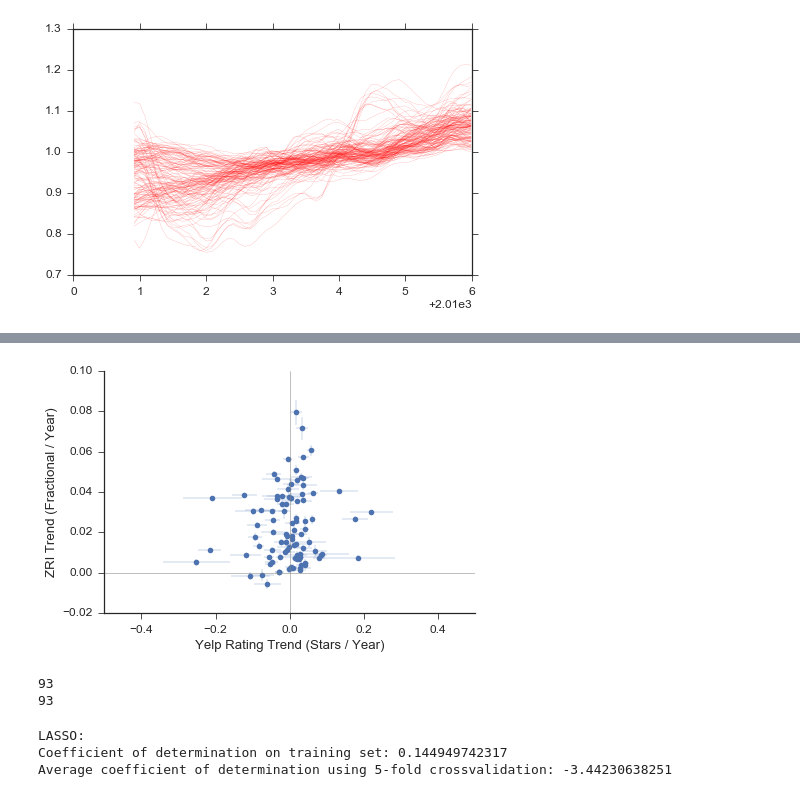
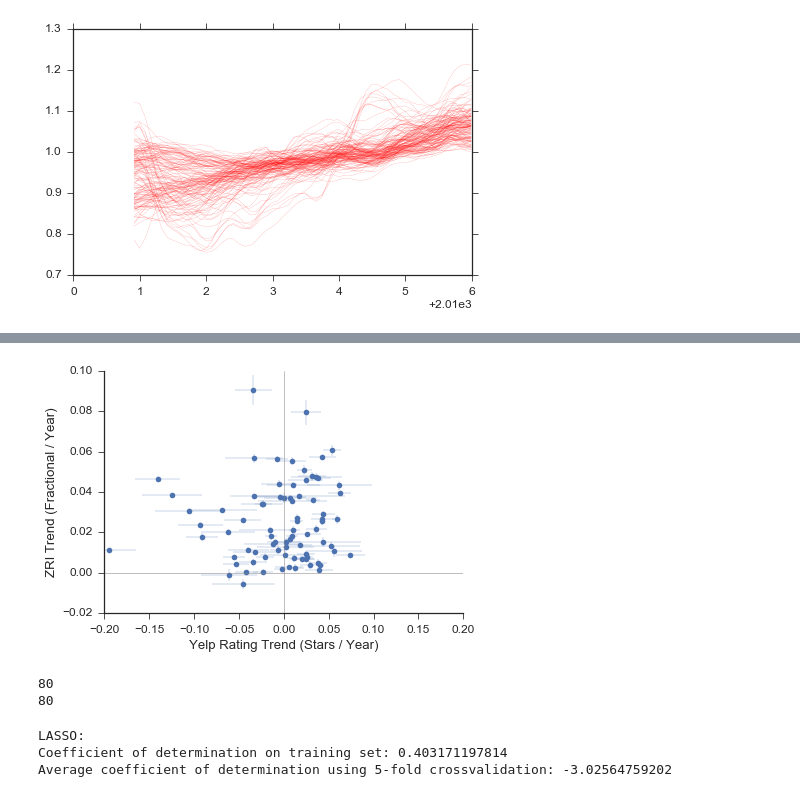
Before and after one commit to zihaoxu/jac_project, a Jupyter notebook: yelp_zillow.ipynb, the cells around one changed output, grey strips where cells are left out. Cells and saved outputs as stored; diff of their text form; code cells hidden in the pictures.

Commit message:
get some plots ready for meeting

```diff
--- a/yelp_zillow.ipynb
+++ b/yelp_zillow.ipynb
@@ -193,7 +193,7 @@ def OneDimensionalROC(clf, X_train, y_train, X_test):
 file_dir = '~/jac_project/yz_data/' #replace this with the path to your data files
 
 f = {'R': 'R_review_stat.csv', 'T': 'T_review_text.csv', 'N': 'N_neighborhood.csv',\
-    'B': 'B_business.csv', 'U': 'U_user.csv'}
+    'B': 'B_business_2.csv', 'U': 'U_user.csv'}
 
 d = defaultdict() #initialize an empty dictionary to hold the dataframes
 
@@ -220,7 +220,7 @@ d['R'].head()
 The first operation we will perform is the filtration of the data, to only include certain neighborhoods, businesses, and users. We usually want to apply filters to remove users and businesses with a small number of reviews.
 # %%
 #begin filtration of data based on multiple criteria
-min_reviews_per_business = 10
+min_reviews_per_business = 5
 min_reviews_per_user = 1
 min_business_per_neighborhood = 20
 
@@ -870,6 +870,7 @@ def MultipleWLS(df, y_cols, x_col, id_name, name, fdr = 0.1):
         fit_params[name + '_slope'].append(wls.params[x_col])
         fit_params[name + '_p_value'].append(wls.pvalues[x_col])
         fit_params[name + '_slope_err'].append(wls.bse[x_col])
+        fit_params[name + '_mean'].append(np.mean(df[col]))
 
     fit_params = pd.DataFrame(fit_params)
 
@@ -924,7 +903,7 @@ array([ 2010.82899   ,  2010.91224954,  2010.99550908,  2011.07876862,
 # %%
 d['RB'] = pd.merge(d['R'],d['B'][['business_id', 'categories']], on = 'business_id') #adding categories to review dataframe
 
-category_list = ['Fast Food']
+category_list = ['Fashion', 'Fast Food', 'Mexican', 'Pizza']
 
 #do the first wls
 yelp_wls = SelectMultipleWLS(d['RB'], 'stars', 'year', cor_hoods, 'z_hood', 'all_yelp')
@@ -933,8 +912,7 @@ for kw in category_list:
     d['RB'][kw] = d['RB']['categories'].apply(InCategory, args = (kw,)) #if kw in categories, then append 1.
     d['CRB'] = d['RB'][d['RB'][kw] == 1] #category dataframe: all rows in the category
     yelp_wls = pd.merge(SelectMultipleWLS(d['CRB'], 'stars', 'year', np.unique(d['CRB']['z_hood']), 'z_hood', kw), yelp_wls,\
-                   on = 'z_hood', how = 'inner')
+                   on = 'z_hood', how = 'outer')
 
-yelp_wls = yelp_wls.drop([col for col in yelp_wls.columns if '_pvals' in col], axis = 1)
+yelp_wls = yelp_wls.drop([col for col in yelp_wls.columns if '_pvals' in col], axis = 1) #drop the pvals column from the wls
 zri_wls = MultipleWLS(zri, cor_hoods, 'time', 'z_hood', 'zri') #calculate the rent wls
-zy = pd.merge(zri_wls, yelp_wls, on = 'z_hood') #combination yelp and zillow dataframe
@@ -944,20 +945,21 @@ mean_cols = [col for col in yelp_wls.columns if 'mean' in col or 'z_hood' in col
 # %%
 plt.errorbar(zy['all_yelp_slope'], zy['zri_slope'], zy['zri_slope_err'], zy['all_yelp_slope_err'], fmt = 'o', lw = 0.3)
 plt.axvline(0, c = 'grey', lw = 0.5)
 plt.axhline(0, c = 'grey', lw = 0.5)
-plt.xlim(-0.5, 0.5)
+plt.xlim(-0.2, 0.2)
 plt.xlabel('Yelp Rating Trend (Stars / Year)')
 plt.ylabel('ZRI Trend (Fractional / Year)')
 sns.despine()
+#plt.savefig('ZRI_rating_trend.png', fmt = 'png', dpi = 300)
 # %% [output]
-[figure, old version]
+[figure, new version]
 # %%
 print(len(zy))
 zy = zy.dropna()
 print(len(zy))
 # %% [output]
-93
-93
+80
+80
 # %%
 #smaller feature list
 c_features = zy[mean_cols + slope_cols] #these are the inputs into the model
@@ -966,24 +968,16 @@ c_response = zy['zri_slope'] #this is the variable that we are trying to predict
 #now, split the data in to training and testing sets using the sklearn function train_test_split
 X_train, X_test, y_train, y_test = train_test_split(c_features, c_response, test_size = 0.50, random_state = 33)
 
-#initilize candidate models, and store the in a model dictionary
-#models = {'SVC': svm.SVC(probability = True, C = 0.01),\
-#          'Logistic Regression': linear_model.LogisticRegression(C = 0.01),\
-#          'ExtraTrees': ExtraTreesClassifier(n_estimators = 250, random_state = 0),\
-#          'AdaBoost_DT': AdaBoostClassifier(n_estimators = 1000, random_state = 0),\
-#         'Random Forest': RandomForestClassifier(n_estimators = 250, max_depth = None, min_samples_split = 1)}
+models = {'LASSO': linear_model.Lasso(alpha = 0.000001)}
 
-#initilize candidate models, and store the in a model dictionary
-models = {'LASSO': linear_model.Lasso(alpha = 0.000000)}
+for model in models: #for every model in our model dictionary
+    print(model + ':')
+    train_and_evaluate(models[model], X_train, y_train, verbose = True) #train the model on the data
+    print('\n')
+# %% [output]
+LASSO:
+Coefficient of determination on training set: 0.403171197814
+Average coefficient of determination using 5-fold crossvalidation: -3.02564759202
-# %%
-for model in models: #for every model in our model dictionary
-    print(model + ':')
-    train_and_evaluate(models[model], X_train, y_train, verbose = True) #train the model on the data
-    print('\n')
-# %% [output]
-LASSO:
-Coefficient of determination on training set: 0.144949742317
-Average coefficient of determination using 5-fold crossvalidation: -3.44230638251
 # %%
 plt.scatter(models['LASSO'].predict(X_test), y_test)
 plt.plot([-0.02,0.10], [-0.02,0.10])
```
Also changed, not shown: parts of 14 cells of this notebook, 1 other file.
